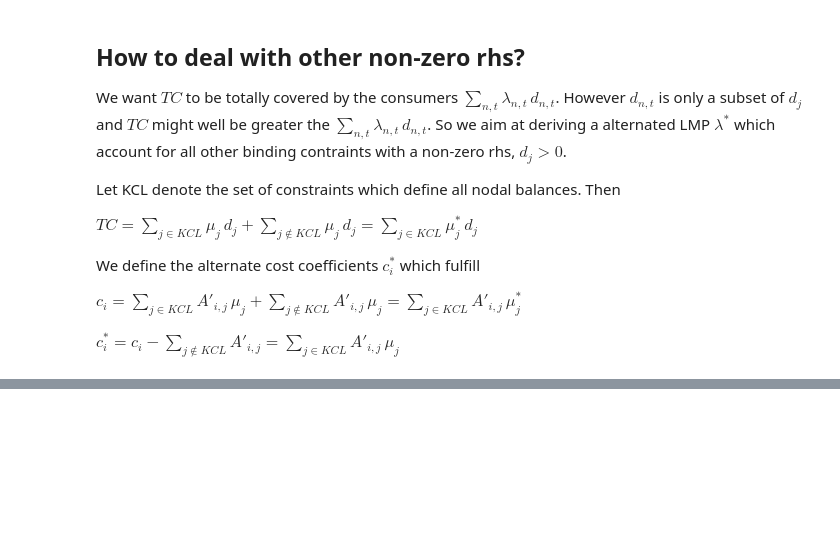
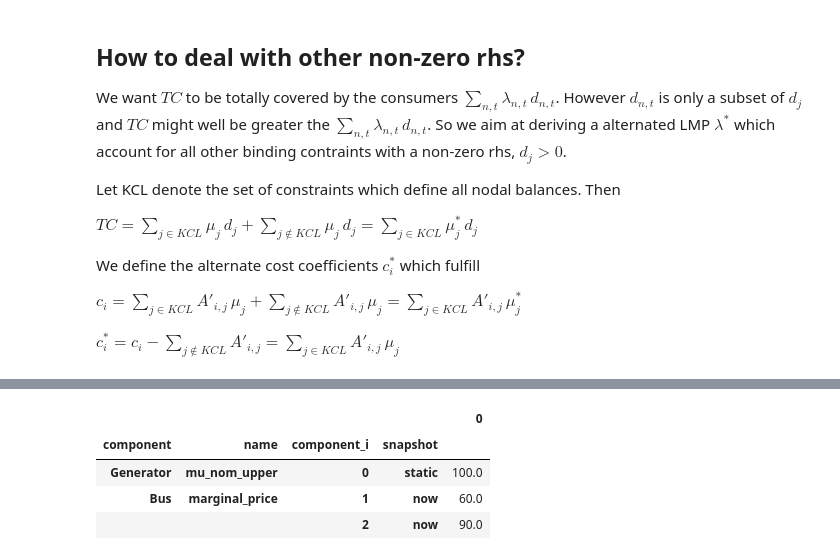
Before and after one commit to FabianHofmann/pypsa-costallocation, a Jupyter notebook: code/constraint_matrix.ipynb, the cells around one changed output, grey strips where cells are left out. Cells and saved outputs as stored; diff of their text form; code cells hidden in the pictures; blank space fills up the shorter version.

```diff
--- a/code/constraint_matrix.ipynb
+++ b/code/constraint_matrix.ipynb
@@ -280,3 +308,11 @@ $c^*_i = c_i - \sum_{j \notin KCL} A'_{i,j} = \sum_{j \in KCL} A'_{i,j} \, \mu_j
+# %%
+d[d!=0].to_frame()
+# %% [output]
+|  |  |  |  | 0 |
+| component | name | component_i | snapshot |  |
+| Generator | mu_nom_upper | 0 | static | 100.0 |
+| Bus | marginal_price | 1 | now | 60.0 |
+|  |  | 2 | now | 90.0 |
 # %%
 c
 # %% [output]
```
Also changed, not shown: parts of 5 cells of this notebook, 1 other file.
